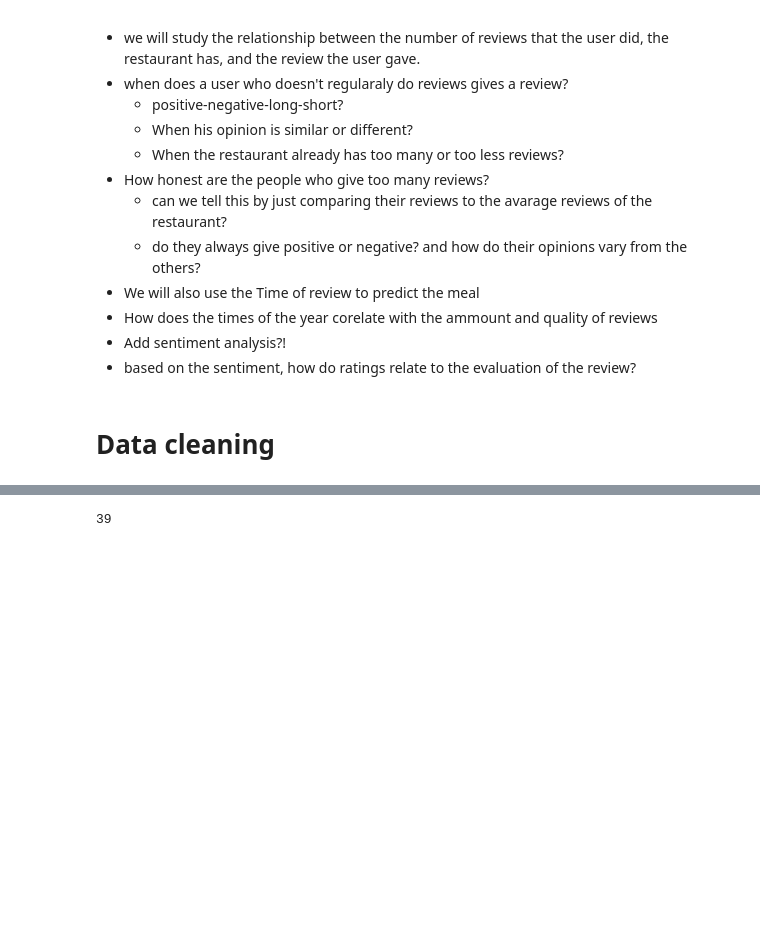
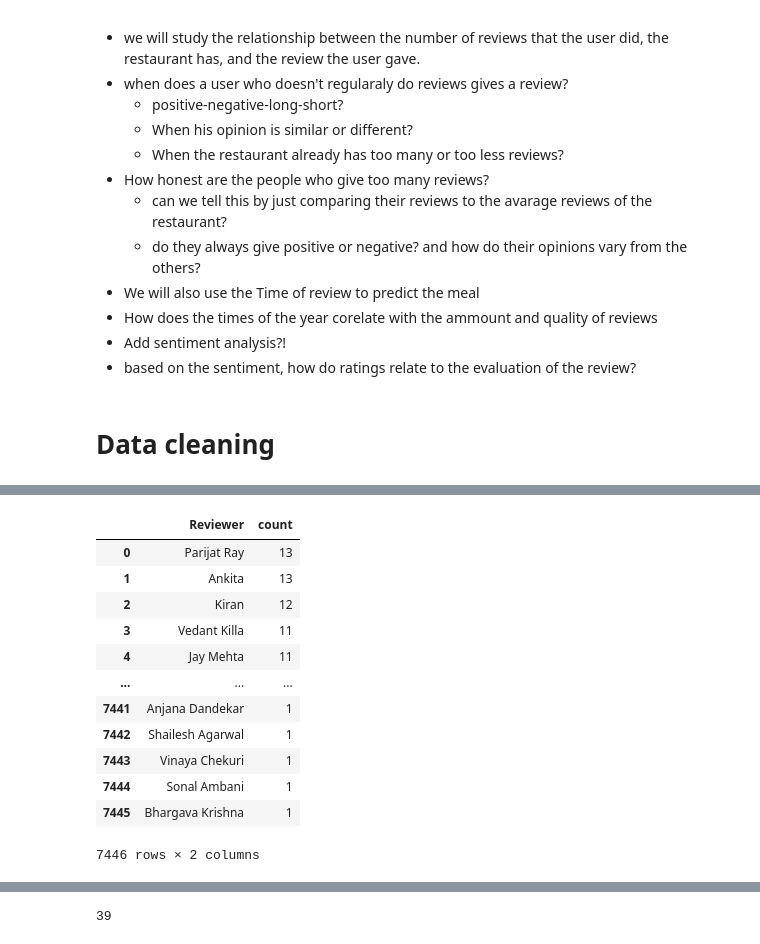
Before and after one commit to Abdo-199/10000_Restaurant_reviews, a Jupyter notebook: eda_resturant.ipynb, the cells around one changed output, grey strips where cells are left out. Saved outputs shown, nothing was run; the diff lists cells and outputs as text; code cells hidden in the pictures; blank space fills up the shorter version.

```diff
--- a/eda_resturant.ipynb
+++ b/eda_resturant.ipynb
@@ -35,0 +59,16 @@ df.head(3)
+# %%
+df['Reviewer'].value_counts().reset_index()
+# %% [output]
+|  | Reviewer | count |
+| 0 | Parijat Ray | 13 |
+| 1 | Ankita | 13 |
+| 2 | Kiran | 12 |
+| 3 | Vedant Killa | 11 |
+| 4 | Jay Mehta | 11 |
+| ... | ... | ... |
+| 7441 | Anjana Dandekar | 1 |
+| 7442 | Shailesh Agarwal | 1 |
+| 7443 | Vinaya Chekuri | 1 |
+| 7444 | Sonal Ambani | 1 |
+| 7445 | Bhargava Krishna | 1 |
+7446 rows × 2 columns
```
Also changed, not shown: parts of 9 cells of this notebook.
